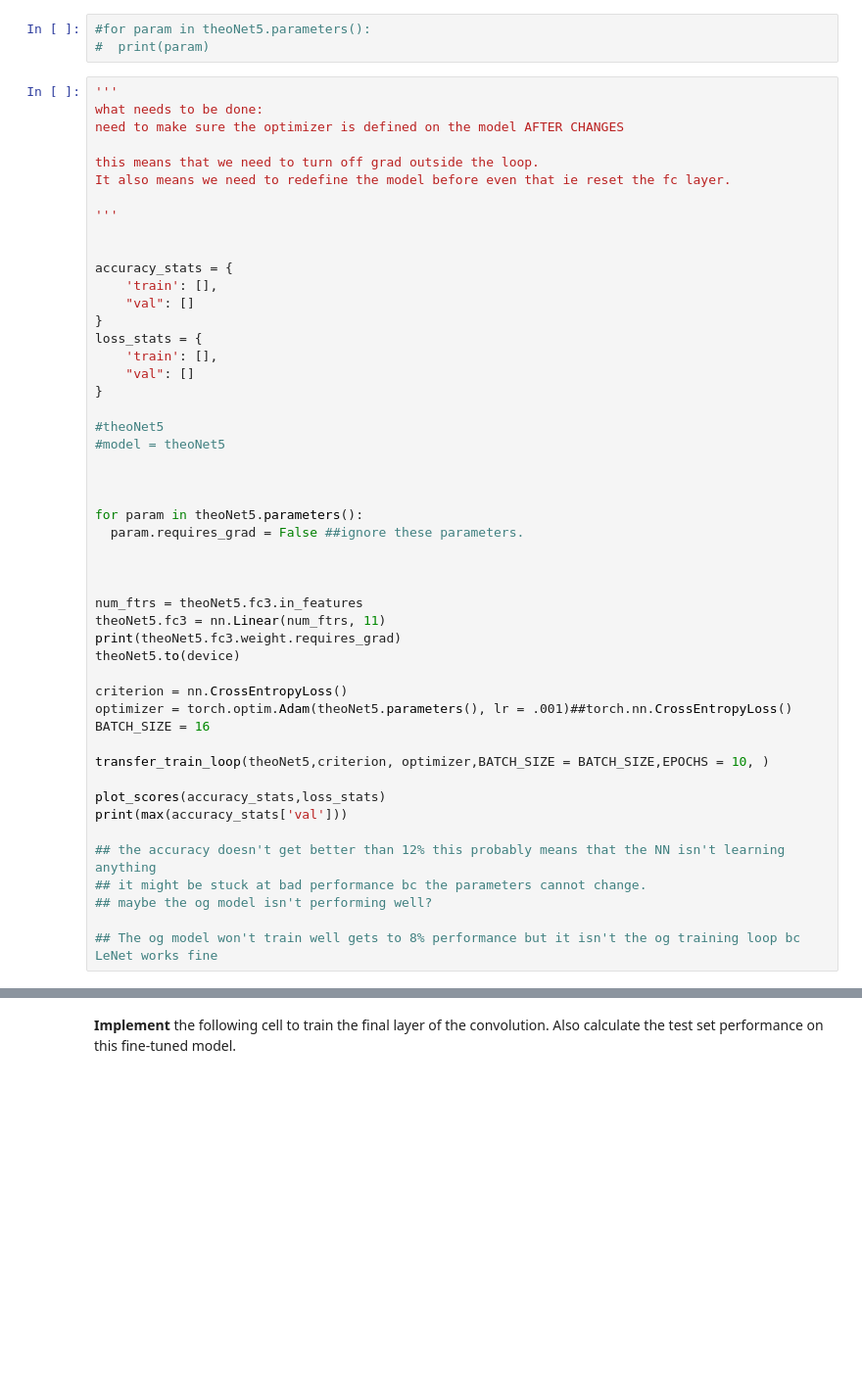
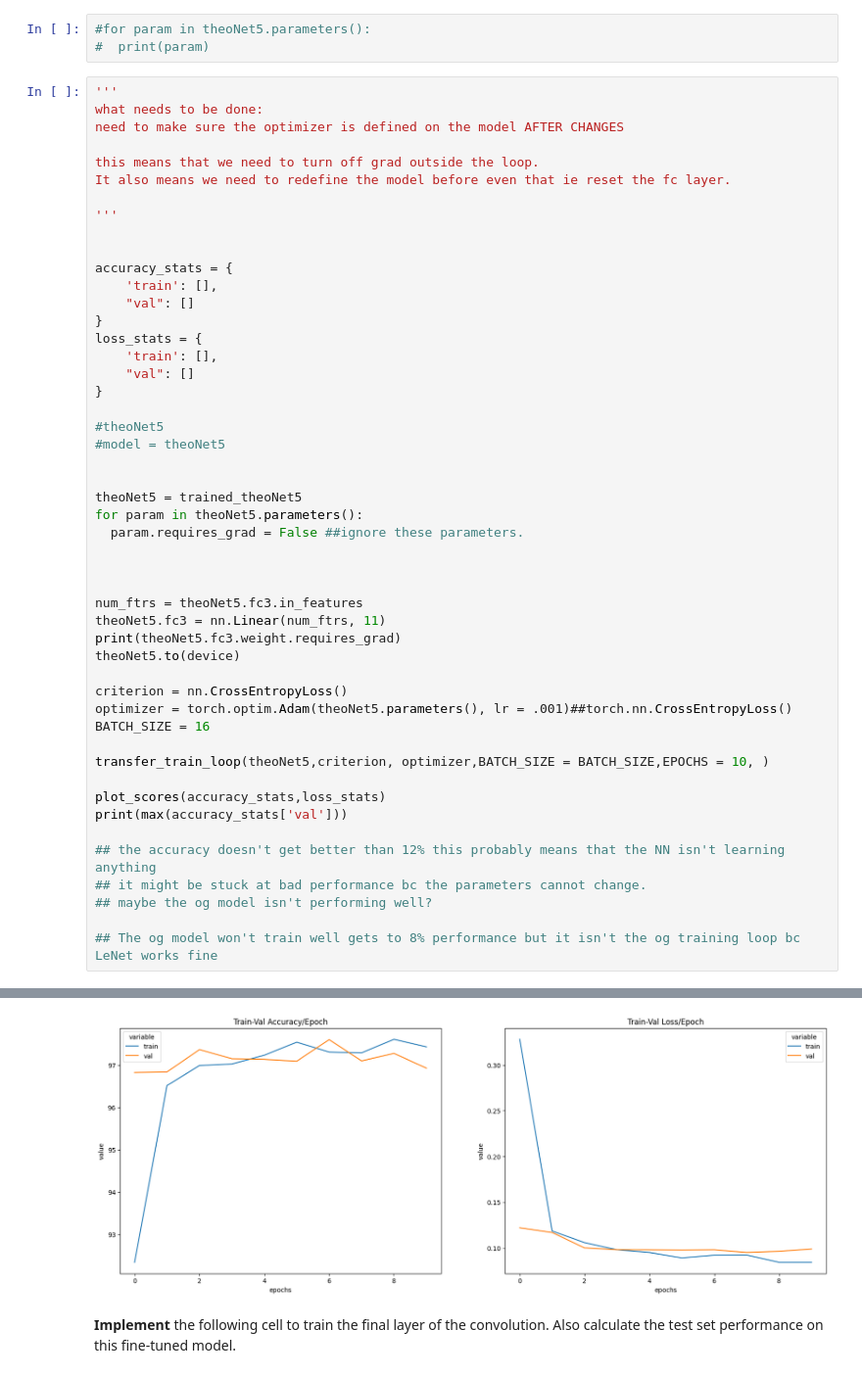
Before and after one commit to ttourneux/Final-Project, a Jupyter notebook: Assignment_3A.ipynb, the cells around one changed output, grey strips where cells are left out. Shown at 98% size. Cells and saved outputs as stored; diff of their text form; blank space fills up the shorter version.

```diff
--- a/Assignment_3A.ipynb
+++ b/Assignment_3A.ipynb
@@ -2050,7 +2045,7 @@ loss_stats = {
 #model = theoNet5
 
 
-
+theoNet5 = trained_theoNet5
 for param in theoNet5.parameters():
   param.requires_grad = False ##ignore these parameters.
 
@@ -2075,3 +2070,4 @@ print(max(accuracy_stats['val']))
 ## maybe the og model isn't performing well?
 
 ## The og model won't train well gets to 8% performance but it isn't the og training loop bc LeNet works fine
+# %% [output]
@@ -2078,3 +2076,4 @@ print(max(accuracy_stats['val']))
+[figure, added]
 # %% [markdown]
 **Implement** the following cell to train the final layer of the convolution. Also calculate the test set performance on this fine-tuned model.
 # %%
```
Also changed, not shown: parts of 31 cells of this notebook.
